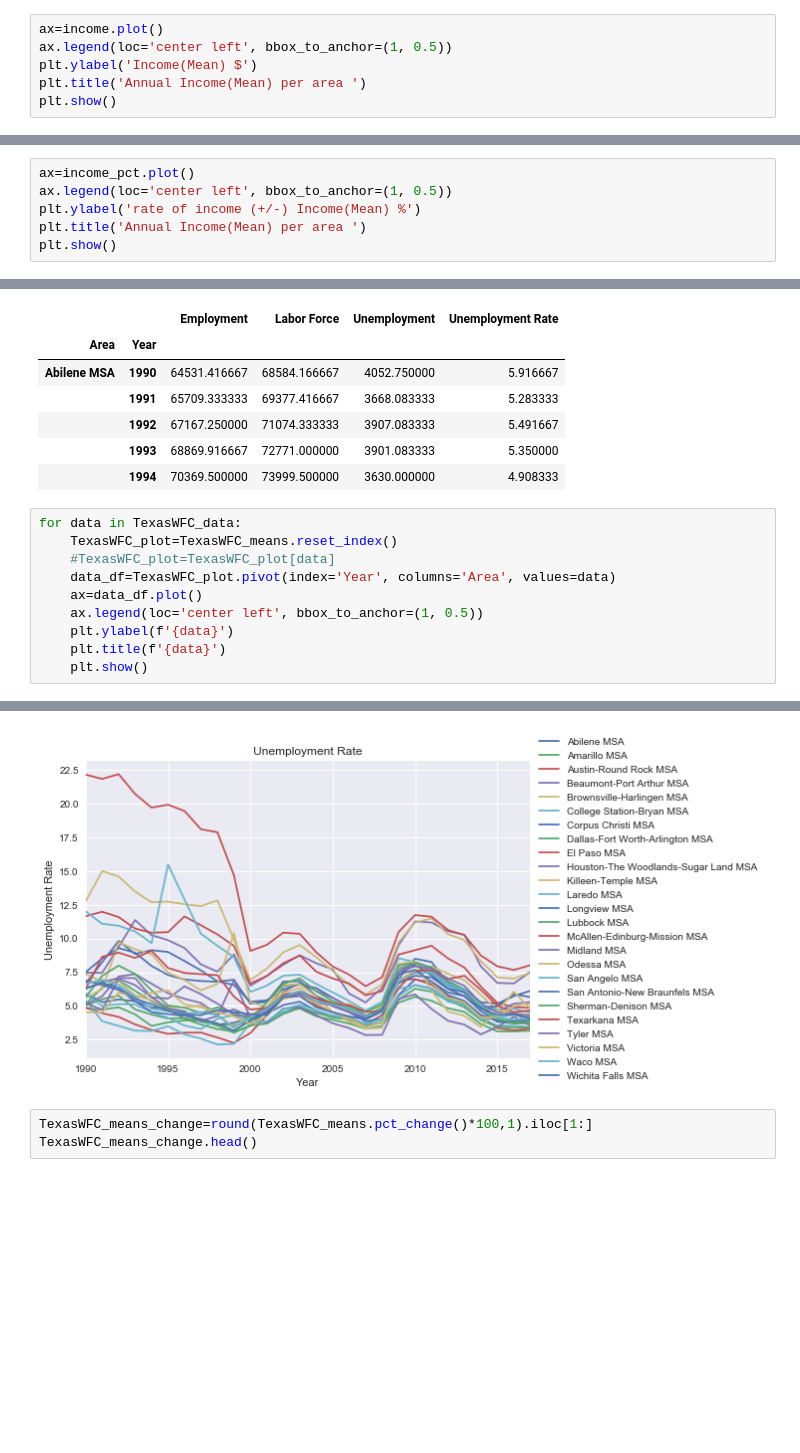
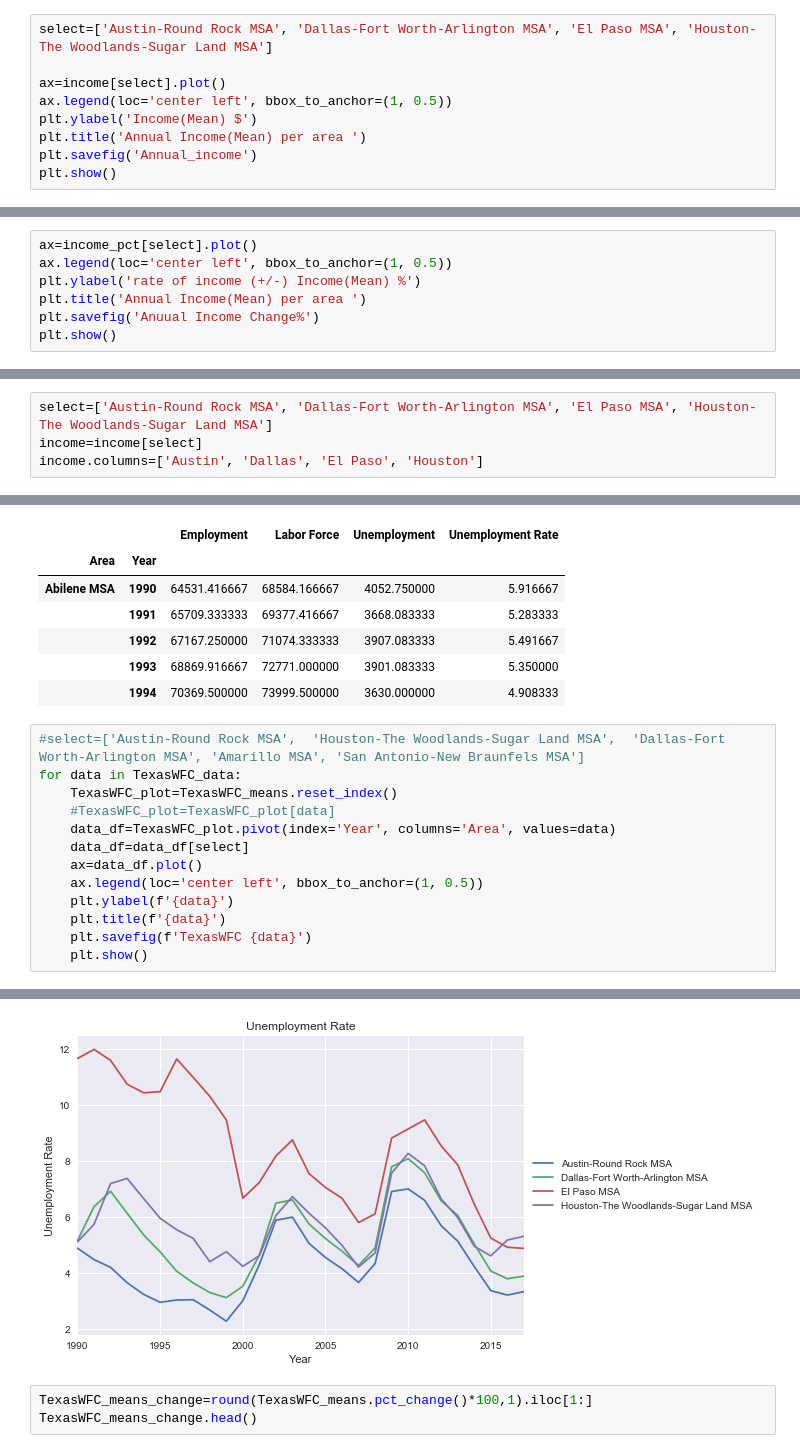
Before and after one commit to mikebarajas/Zillow_Data_Analysis, a Jupyter notebook: EMP_Income_vs_Rent_Sale.ipynb, the cells around one changed output, grey strips where cells are left out. Drawn from its saved outputs; the diff is of its cells as text; blank space fills up the shorter version.

```diff
--- a/EMP_Income_vs_Rent_Sale.ipynb
+++ b/EMP_Income_vs_Rent_Sale.ipynb
@@ -84,9 +107,12 @@ income=income.pivot(index='Year', columns='Area', values='Income')
 # %% [markdown]
 ## Annual Income(Mean) per area()
 # %%
-ax=income.plot()
+select=['Austin-Round Rock MSA', 'Dallas-Fort Worth-Arlington MSA', 'El Paso MSA', 'Houston-The Woodlands-Sugar Land MSA']
+
+ax=income[select].plot()
 ax.legend(loc='center left', bbox_to_anchor=(1, 0.5))
 plt.ylabel('Income(Mean) $')
 plt.title('Annual Income(Mean) per area ')
+plt.savefig('Annual_income')
 plt.show()
 # %% [output]
@@ -105,9 +131,10 @@ income_pct.head()
 | 2003 | 5.9 | 3.8 | -0.0 | 3.2 | 2.9 | ... |
 5 rows × 25 columns
 # %%
-ax=income_pct.plot()
+ax=income_pct[select].plot()
 ax.legend(loc='center left', bbox_to_anchor=(1, 0.5))
 plt.ylabel('rate of income (+/-) Income(Mean) %')
 plt.title('Annual Income(Mean) per area ')
+plt.savefig('Anuual Income Change%')
 plt.show()
 # %% [output]
@@ -114,0 +142,4 @@ plt.show()
+# %%
+select=['Austin-Round Rock MSA', 'Dallas-Fort Worth-Arlington MSA', 'El Paso MSA', 'Houston-The Woodlands-Sugar Land MSA']
+income=income[select]
+income.columns=['Austin', 'Dallas', 'El Paso', 'Houston']
@@ -169,13 +221,16 @@ TexasWFC_means.head()
 |  | 1993 | 68869.916667 | 72771.000000 | 3901.083333 | 5.350000 |
 |  | 1994 | 70369.500000 | 73999.500000 | 3630.000000 | 4.908333 |
 # %%
+#select=['Austin-Round Rock MSA',  'Houston-The Woodlands-Sugar Land MSA',  'Dallas-Fort Worth-Arlington MSA', 'Amarillo MSA', 'San Antonio-New Braunfels MSA']
 for data in TexasWFC_data:
     TexasWFC_plot=TexasWFC_means.reset_index()
     #TexasWFC_plot=TexasWFC_plot[data]
     data_df=TexasWFC_plot.pivot(index='Year', columns='Area', values=data)
+    data_df=data_df[select]
     ax=data_df.plot()
     ax.legend(loc='center left', bbox_to_anchor=(1, 0.5))
     plt.ylabel(f'{data}')
     plt.title(f'{data}')
+    plt.savefig(f'TexasWFC {data}')
     plt.show()
 # %% [output]
@@ -185,4 +240,4 @@ for data in TexasWFC_data:
-[figure, old version]
+[figure, new version]
 # %%
 TexasWFC_means_change=round(TexasWFC_means.pct_change()*100,1).iloc[1:]
 TexasWFC_means_change.head()
```
Also changed, not shown: parts of 72 cells of this notebook, 20 other files.
